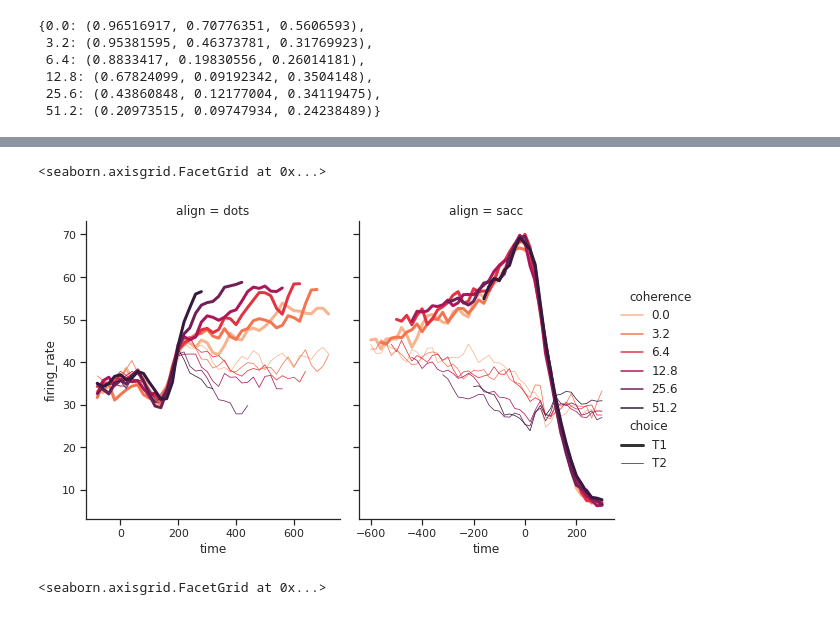
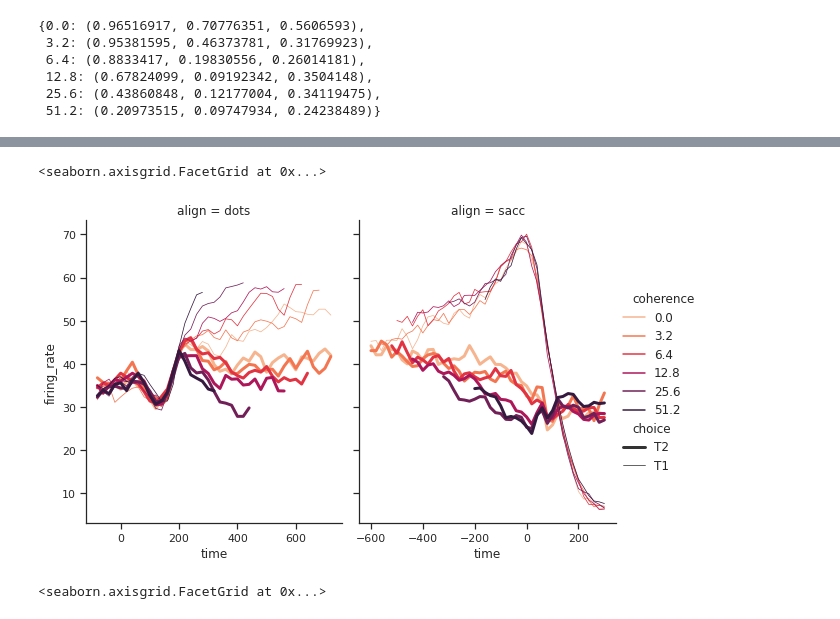
Before and after one commit to Jake0925/Seaborn, a Jupyter notebook: Seaborn_relplot.ipynb, the cells around one changed output, grey strips where cells are left out. Drawn from its saved outputs; the diff is of its cells as text; code cells hidden in the pictures.

```diff
--- a/Seaborn_relplot.ipynb
+++ b/Seaborn_relplot.ipynb
@@ -92,13 +93,13 @@ sns.relplot(data=dots,
 # %%
 sns.relplot(data=dots,
     x="time", y="firing_rate", hue='coherence',kind='line',
-    col='align', size='choice', size_order=["T1", "T2"],
+    col='align', size='choice', size_order=["T2", "T1"], # size_order - 선두께 순서 설정변경
     legend='full',
     height=5, aspect=.8, facet_kws=dict(sharex=False), # 그래프 크기 변경 heignt - 세로, aspect - 가로, facet_kws=dict(sharex=False)- x축 범위를 값의 시작부터 끝의 값까지만 표시
     palette = ChangeColor_palette)
 # %% [output]
 <seaborn.axisgrid.FacetGrid at 0x...>
-[figure, old version]
+[figure, new version]
 # %%
 sns.relplot(data=dots,
     x="time", y="firing_rate", hue='coherence',
```
Also changed, not shown: parts of 5 cells of this notebook.
